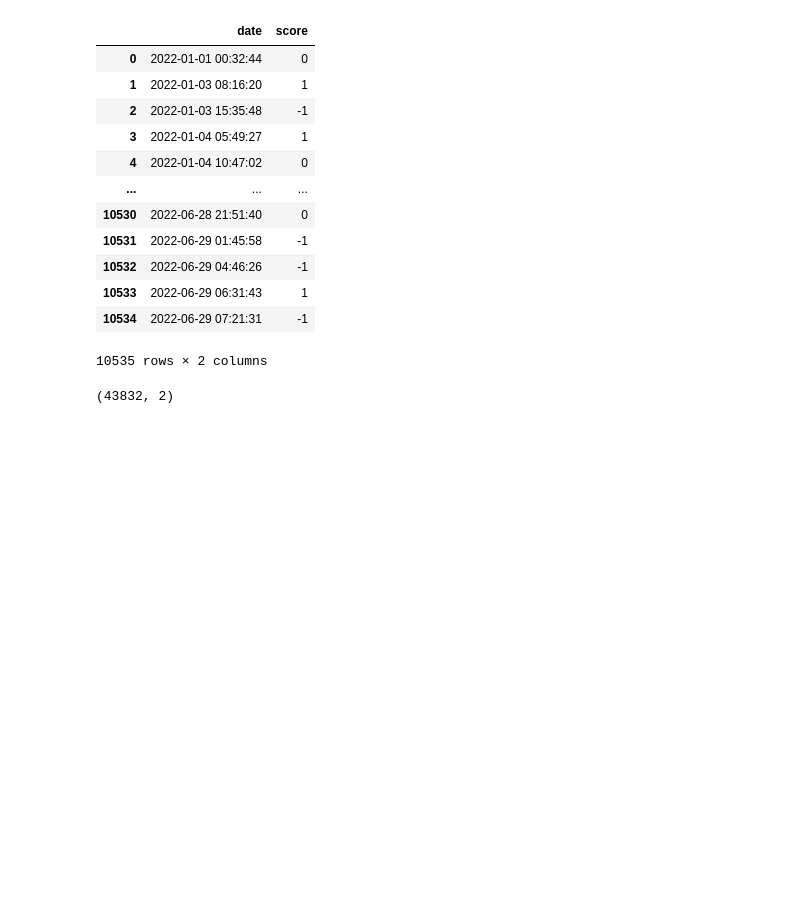
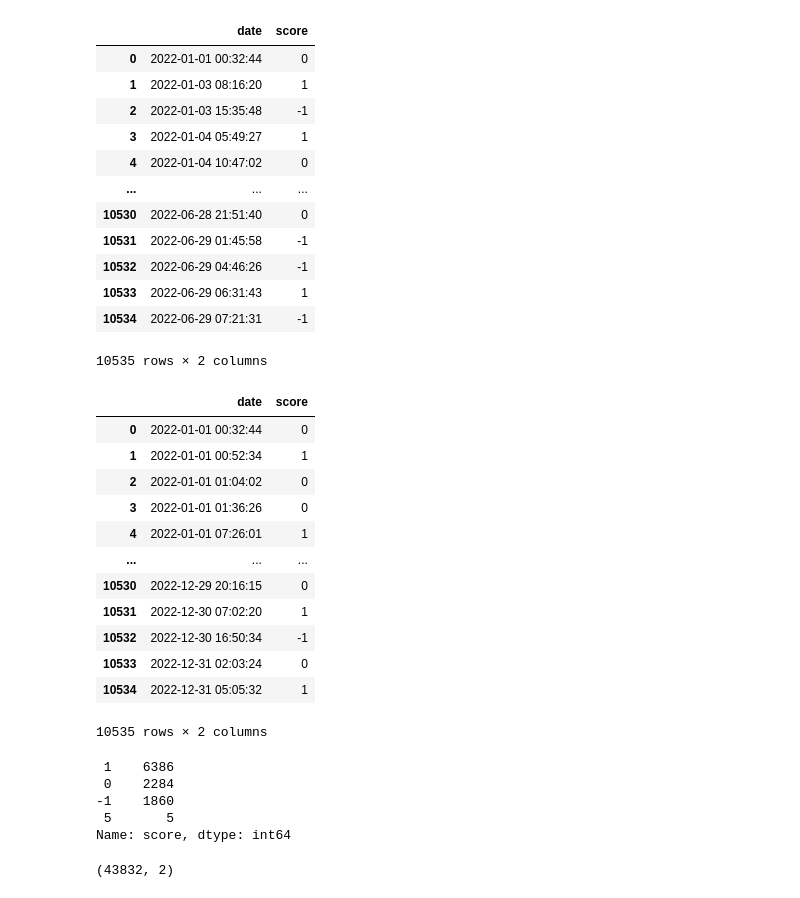
Before and after one commit to YiyangShao/MATH585_final_proj, a Jupyter notebook: EDA_on_return/eda_on_score_return.ipynb, the cells around one changed output. Drawn from its saved outputs; the diff is of its cells as text; code cells hidden in the pictures; blank space fills up the shorter version.

```diff
--- a/EDA_on_return/eda_on_score_return.ipynb
+++ b/EDA_on_return/eda_on_score_return.ipynb
@@ -51,6 +52,32 @@ df_score.to_csv("../data/news_score_apple_2022_all.csv")
 | 10533 | 2022-06-29 06:31:43 | 1 |
 | 10534 | 2022-06-29 07:21:31 | -1 |
 10535 rows × 2 columns
+# %%
+df_score = df_score.sort_values("date")
+df_score.reset_index(drop = True, inplace = True)
+df_score
+# %% [output]
+|  | date | score |
+| 0 | 2022-01-01 00:32:44 | 0 |
+| 1 | 2022-01-01 00:52:34 | 1 |
+| 2 | 2022-01-01 01:04:02 | 0 |
+| 3 | 2022-01-01 01:36:26 | 0 |
+| 4 | 2022-01-01 07:26:01 | 1 |
+| ... | ... | ... |
+| 10530 | 2022-12-29 20:16:15 | 0 |
+| 10531 | 2022-12-30 07:02:20 | 1 |
+| 10532 | 2022-12-30 16:50:34 | -1 |
+| 10533 | 2022-12-31 02:03:24 | 0 |
+| 10534 | 2022-12-31 05:05:32 | 1 |
+10535 rows × 2 columns
+# %%
+df_score["score"].value_counts()
+# %% [output]
+ 1    6386
+ 0    2284
+-1    1860
+ 5       5
+Name: score, dtype: int64
 # %%
 date_price_dict = df_price.set_index('date')['price'].to_dict()
 # date_price_dict
```
Also changed, not shown: parts of 2 cells of this notebook, 2 other files.
